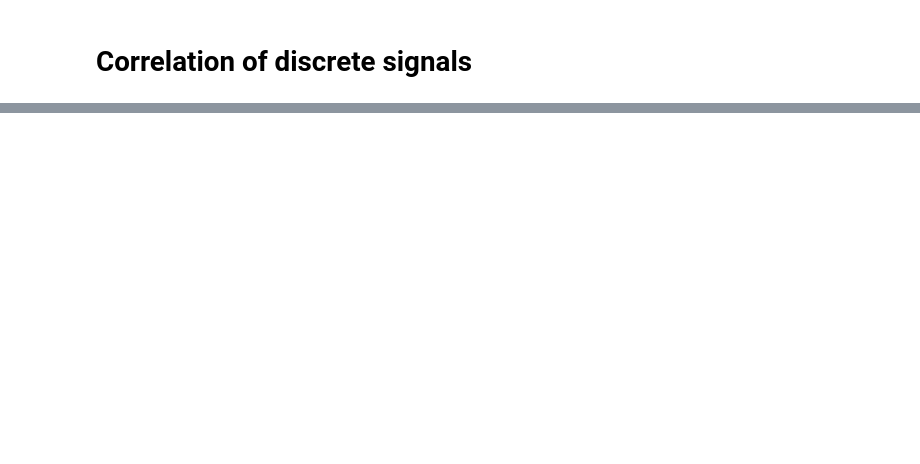
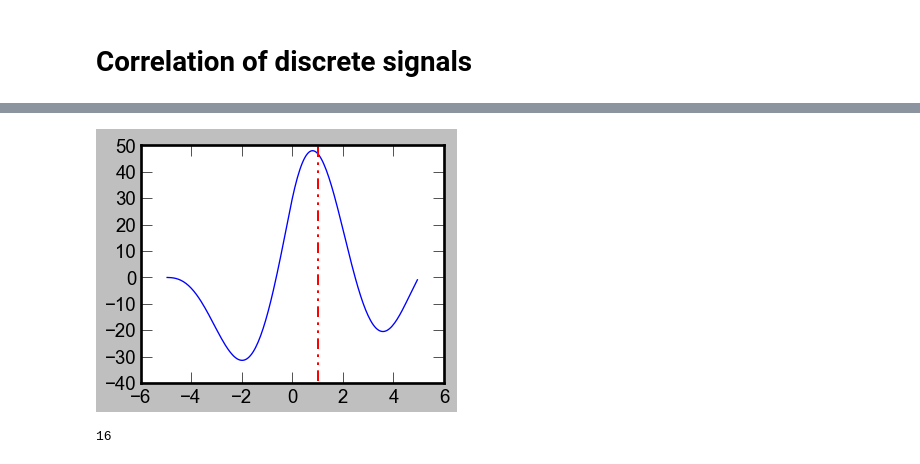
Before and after one commit to OrielBanne/myIPythonNotebooks, a Jupyter notebook: Signal_Processing/Cross correlation.ipynb, the cells around one changed output, grey strips where cells are left out. Saved outputs shown, nothing was run; the diff lists cells and outputs as text; code cells hidden in the pictures; blank space fills up the shorter version.

Commit message:
update Cross correlation#

```diff
--- a/Signal_Processing/Cross correlation.ipynb
+++ b/Signal_Processing/Cross correlation.ipynb
@@ -74,0 +37,25 @@ ValueError: maglags must be None or strictly positive < 7
+# %%
+# compute cross correlation
+
+coor = np.correlate(A, B, 'full')
+maxlag = (coor.size-1)/2
+lag = np.arange(-maxlag, maxlag+1)*dt
+
+# plot cross correlogram with line about 1 ms
+plt.plot(lag, coor, lw=1);
+line = plt.axvline(x=1, ymin=np.min(coor), ymax = np.max(coor), linewidth=1.5, color='r')
+line.set_dashes([8, 4, 2, 4, 2, 4])
+# %% [output]
+[figure, added]
+# %%
+# Calculate lag position of maximal correlation
+def lag_ix(x,y):
+
+    corr = np.correlate(x,y,mode='full')
+    pos_ix = np.argmax( np.abs(corr) )
+    lag_ix = pos_ix - (corr.size-1)/2
+    return lag_ix
+
+lag_ix(A,B)
+# %% [output]
+16
```
Also changed, not shown: parts of 16 cells of this notebook.
